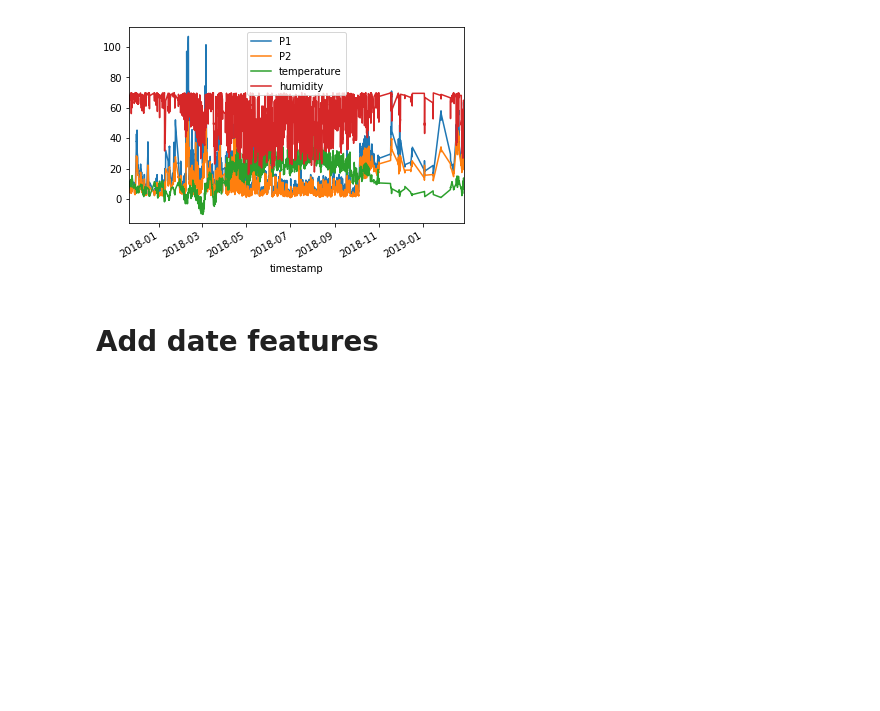
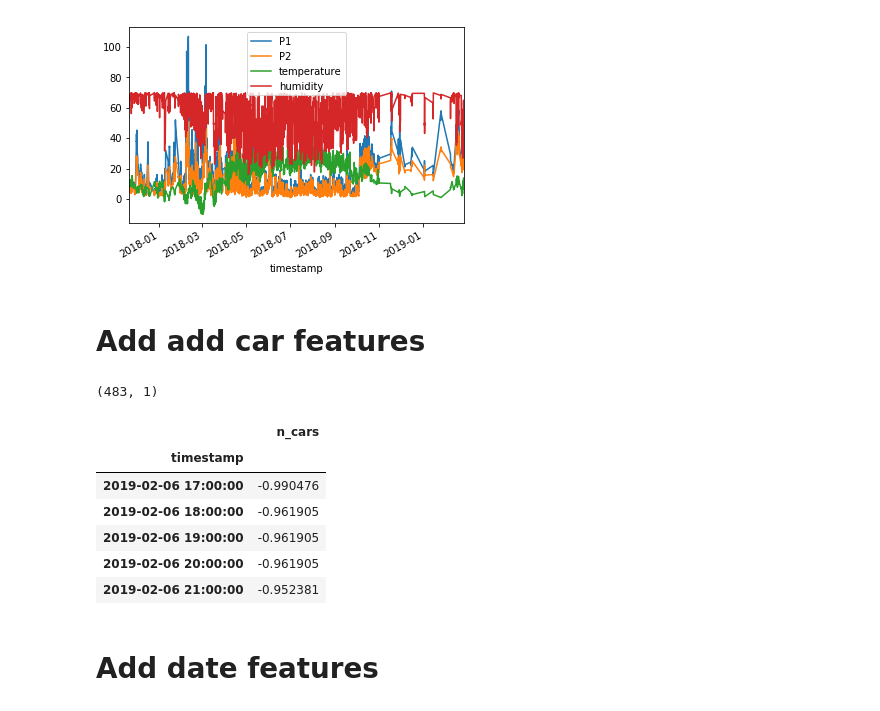
Before and after one commit to GeorgesAlkhouri/golddust, a Jupyter notebook: jupyter/BTW.ipynb, the cells around one changed output. Cells and saved outputs as stored; diff of their text form; code cells hidden in the pictures; blank space fills up the shorter version.

```diff
--- a/jupyter/BTW.ipynb
+++ b/jupyter/BTW.ipynb
@@ -531,6 +541,25 @@ axes[2,1].title.set_text('Humidity')
 
 
 plt.tight_layout()
+# %% [markdown]
+# Add add car features
+# %%
+df_cars = df_cars.groupby(pd.Grouper(freq='60min', level=0)).sum()
+df_cars.shape
+# %% [output]
+(483, 1)
+# %%
+car_scaler = preprocessing.MinMaxScaler(feature_range=(-1,1))
+df_cars['n_cars'] = car_scaler.fit_transform(df_cars['n_cars'].values.reshape(-1,1).astype('float'))
+df_cars.head()
+# %% [output]
+|  | n_cars |
+| timestamp |  |
+| 2019-02-06 17:00:00 | -0.990476 |
+| 2019-02-06 18:00:00 | -0.961905 |
+| 2019-02-06 19:00:00 | -0.961905 |
+| 2019-02-06 20:00:00 | -0.961905 |
+| 2019-02-06 21:00:00 | -0.952381 |
 # %% [markdown]
 # Add date features
 # %%
```
Also changed, not shown: parts of 12 cells of this notebook.
